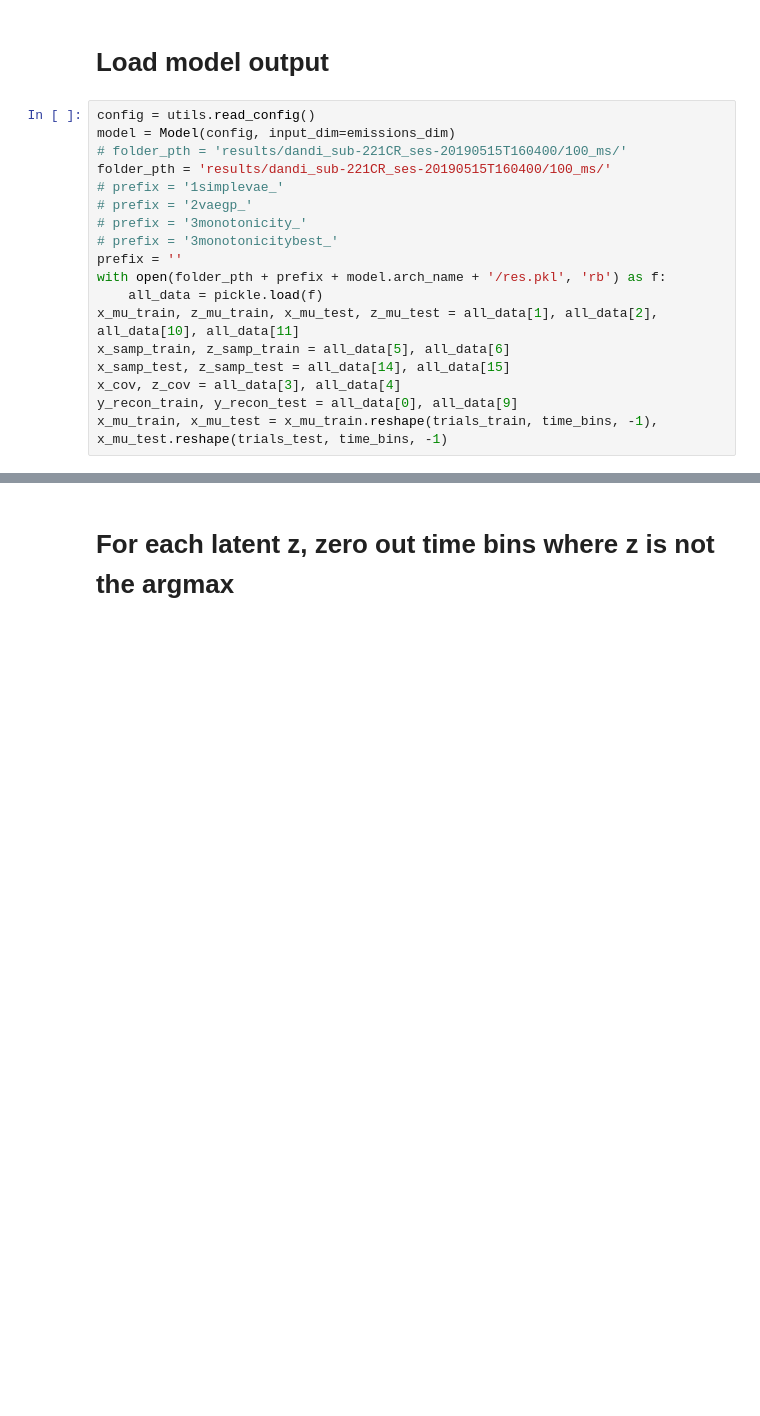
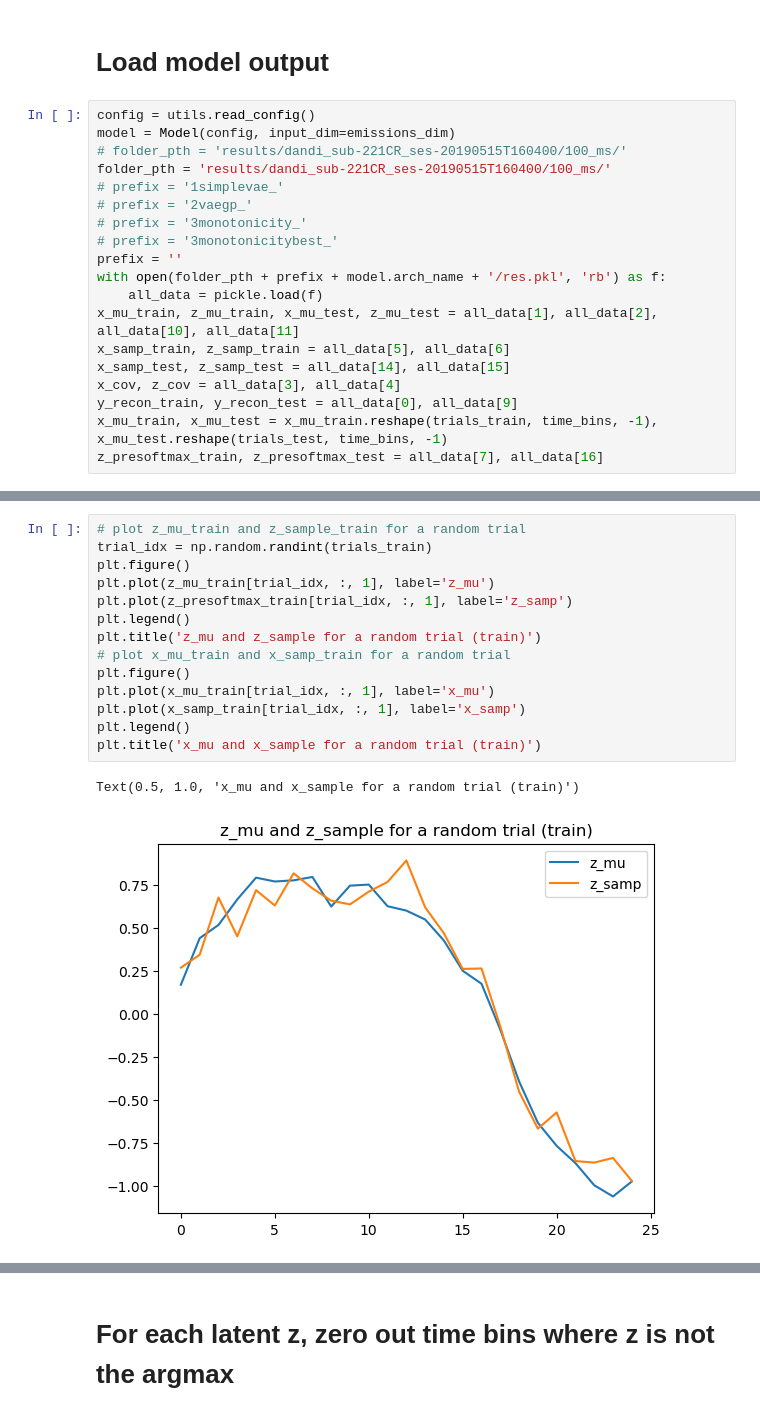
Before and after one commit to methi1999/switching_subspace, a Jupyter notebook: metric.ipynb, the cells around one changed output, grey strips where cells are left out. Saved outputs shown, nothing was run; the diff lists cells and outputs as text; blank space fills up the shorter version.

```diff
--- a/metric.ipynb
+++ b/metric.ipynb
@@ -161,6 +161,7 @@ x_samp_test, z_samp_test = all_data[14], all_data[15]
 x_cov, z_cov = all_data[3], all_data[4]
 y_recon_train, y_recon_test = all_data[0], all_data[9]
 x_mu_train, x_mu_test = x_mu_train.reshape(trials_train, time_bins, -1), x_mu_test.reshape(trials_test, time_bins, -1)
+z_presoftmax_train, z_presoftmax_test = all_data[7], all_data[16]
 # %% [output]
 Log det: tensor(-74.5478) Inverse max:  tensor(63.9476) Covariance max:  tensor(0.5100)
 Number of trainable parameters in RNN: 2256
@@ -174,0 +176,17 @@ Number of trainable parameters in behavior decoder: 68
+# %%
+# plot z_mu_train and z_sample_train for a random trial
+trial_idx = np.random.randint(trials_train)
+plt.figure()
+plt.plot(z_mu_train[trial_idx, :, 1], label='z_mu')
+plt.plot(z_presoftmax_train[trial_idx, :, 1], label='z_samp')
+plt.legend()
+plt.title('z_mu and z_sample for a random trial (train)')
+# plot x_mu_train and x_samp_train for a random trial
+plt.figure()
+plt.plot(x_mu_train[trial_idx, :, 1], label='x_mu')
+plt.plot(x_samp_train[trial_idx, :, 1], label='x_samp')
+plt.legend()
+plt.title('x_mu and x_sample for a random trial (train)')
+# %% [output]
+Text(0.5, 1.0, 'x_mu and x_sample for a random trial (train)')
+[figure, added]
```
Also changed, not shown: parts of 2 cells of this notebook, 7 other files.
